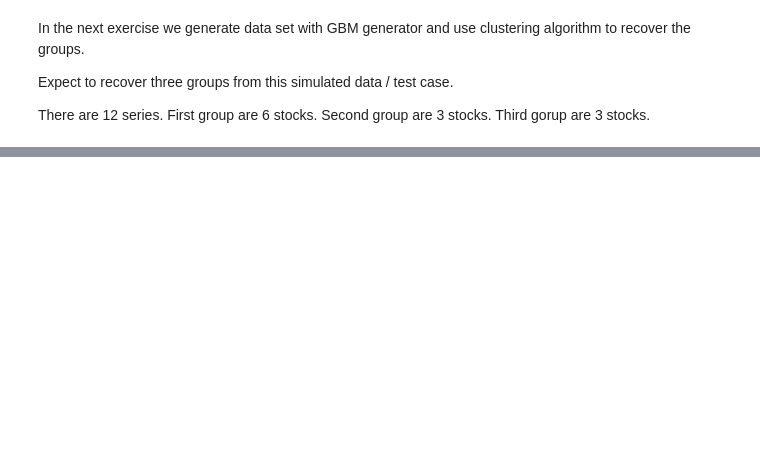
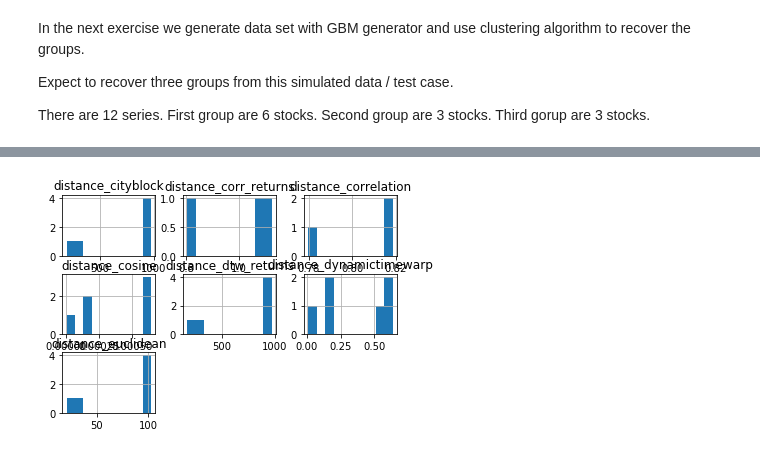
Before and after one commit to chayapan/thesis, a Jupyter notebook: 6.0 Evaluate Solution/Eval_TimeSeriesClustering.ipynb, the cells around one changed output, grey strips where cells are left out. Saved outputs shown, nothing was run; the diff lists cells and outputs as text; code cells hidden in the pictures; blank space fills up the shorter version.

```diff
--- a/6.0 Evaluate Solution/Eval_TimeSeriesClustering.ipynb
+++ b/6.0 Evaluate Solution/Eval_TimeSeriesClustering.ipynb
@@ -207,0 +250,8 @@ plt.legend()
+# %%
+# Euclidean distance as norm
+
+# Example
+ts1 = ds1['ret1'].values
+ts2 = ds1['ret2'].values  # np.array  (101,)
+
+np.linalg.norm(ts1 - ts2)
@@ -207,0 +266,6 @@ plt.legend()
+# %%
+# Naive calculate. Difference each x observation from the two series and square each.
+# Then sum every element together and take square root.
+
+tmp = ts1 - ts2
+(tmp **2).sum()**0.5
@@ -207,0 +316,79 @@ plt.legend()
+# %%
+from itertools import combinations
+from scipy.spatial.distance import  euclidean, correlation, cosine, euclidean, cityblock
+from fastdtw import fastdtw
+
+
+def my_dtw_dist(u, v):
+    # use FastDTW (approximation of DTW) to measure dissimarity
+    r1 = compute_daily_returns(u)
+    r2 = compute_daily_returns(v)
+    return fastdtw(r1,r2)[0]
+
+def dtw_dist_ret(u, v):
+    # use FastDTW (approximation of DTW) to measure dissimarity
+    return fastdtw(u,v)[0]
+
+
+
+def calc_distance_table_euclidean(ds):
+    labels = list(ds.keys())
+    labels.remove('t') # Remove the time (sampling point) axis
+    # labels to index into the series in data frame.
+
+    # combination in Python. n choose 2
+    dist_list = list(combinations(labels, 2))
+    dist_list # the list of pair to calculate distance
+
+    dcalc = pd.DataFrame() # for storing distance calculation result
+    for c in dist_list:
+        row = {}
+        base,target = c[0], c[1]
+        ts1 = ds[base].values
+        ts2 = ds[target].values
+        row['base'] = base
+        row['target'] = target
+        row['distance_euclidean'] = euclidean(ts1,ts2)
+        dcalc = dcalc.append(row, ignore_index=True)
+    return dcalc
+
+
+dfuncs = {'distance_euclidean': euclidean, 'distance_cosine':cosine,
+          'distance_correlation':correlation, 'distance_cityblock': cityblock,
+          'distance_dynamictimewarp': my_dtw_dist, 'distance_corr_returns': my_corr_dist,
+          'distance_dtw_returns': dtw_dist_ret }
+
+def calc_distance_table_all(ds):
+    labels = list(ds.keys())
+    labels.remove('t') # Remove the time (sampling point) axis
+    # labels to index into the series in data frame.
+
+    # combination in Python. n choose 2
+    dist_list = list(combinations(labels, 2))
+    dist_list # the list of pair to calculate distance
+
+    dcalc = pd.DataFrame() # for storing distance calculation result
+    for c in dist_list:
+        row = {}
+        base,target = c[0], c[1]
+        ts1 = ds[base].values
+        ts2 = ds[target].values
+        row['base'] = base
+        row['target'] = target
+        # Calculate distance
+        for dname, f in dfuncs.items():
+            row[dname] = f(ts1,ts2)
+        dcalc = dcalc.append(row, ignore_index=True)
+    return dcalc
+
+calc_distance_table = calc_distance_table_all
+
+
+
+
+plt.figure(figsize=(10,8))
+
+dt1 = calc_distance_table(ds1)
+dt1.hist()
+dt1
+# %% [output]
@@ -207,0 +403 @@ plt.legend()
+[figure, added]
```
Also changed, not shown: parts of 54 cells of this notebook, 3 other files.
